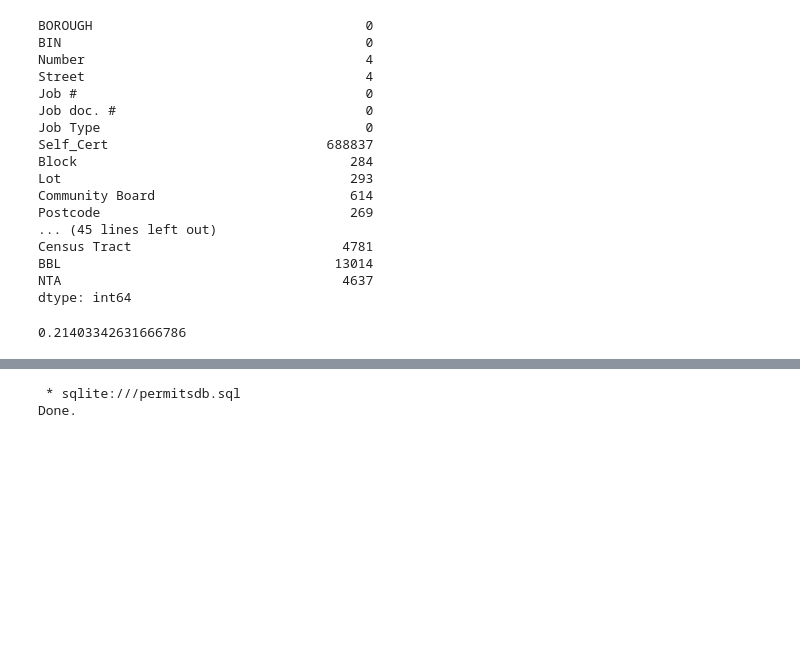
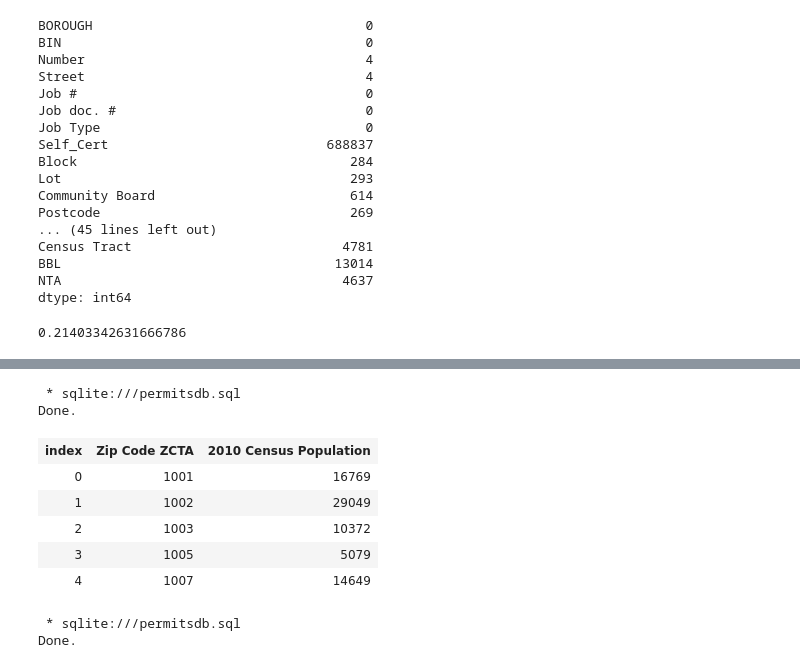
Before and after one commit to dray89/SQL, a Jupyter notebook: Proj_DataAnalysis_In_SQLlite.ipynb, the cells around one changed output, grey strips where cells are left out. Drawn from its saved outputs; the diff is of its cells as text; code cells hidden in the pictures; blank space fills up the shorter version.

```diff
--- a/Proj_DataAnalysis_In_SQLlite.ipynb
+++ b/Proj_DataAnalysis_In_SQLlite.ipynb
@@ -82,6 +82,19 @@ Done.
 | 2 | BRONX | 2008604 | 1898 | HARRISON AVENUE | 200974650 | 2 | A2 | None | 2869.0 | 87 | ... |
 | 3 | BRONX | 2007652 | 1998 | MORRIS AVENUE | 200278118 | 2 | A1 | None | 2807.0 | 15 | ... |
 | 4 | BRONX | 2084155 | 565 | WEST 235 STREET | 201119173 | 2 | A2 | Y | 5794.0 | 484 | ... |
+# %%
+%%sql
+
+SELECT * FROM POPULATION LIMIT 5;
+# %% [output]
+ * sqlite:///permitsdb.sql
+Done.
+| index | Zip Code ZCTA | 2010 Census Population |
+| 0 | 1001 | 16769 |
+| 1 | 1002 | 29049 |
+| 2 | 1003 | 10372 |
+| 3 | 1005 | 5079 |
+| 4 | 1007 | 14649 |
 # %%
 %%sql
 SELECT COUNT("Filing Status") FROM permits
```
Also changed, not shown: parts of 15 cells of this notebook.
